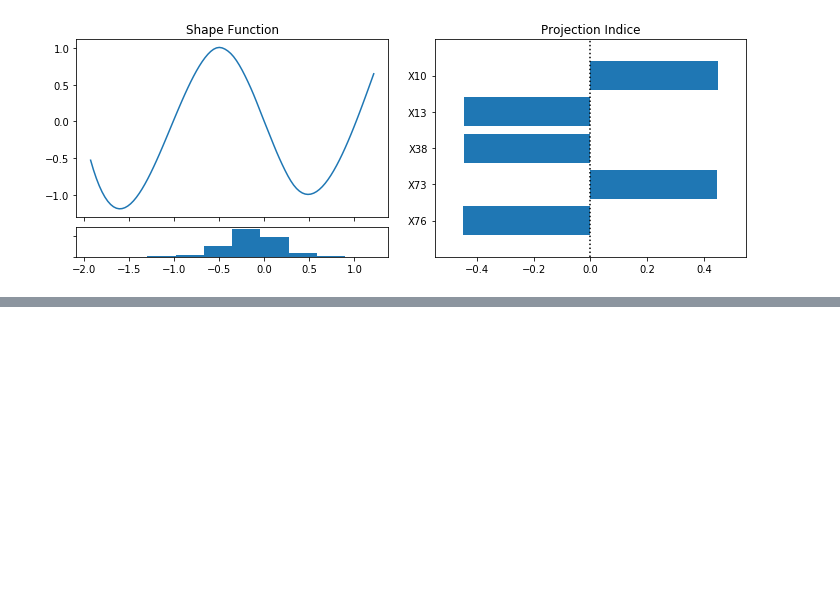
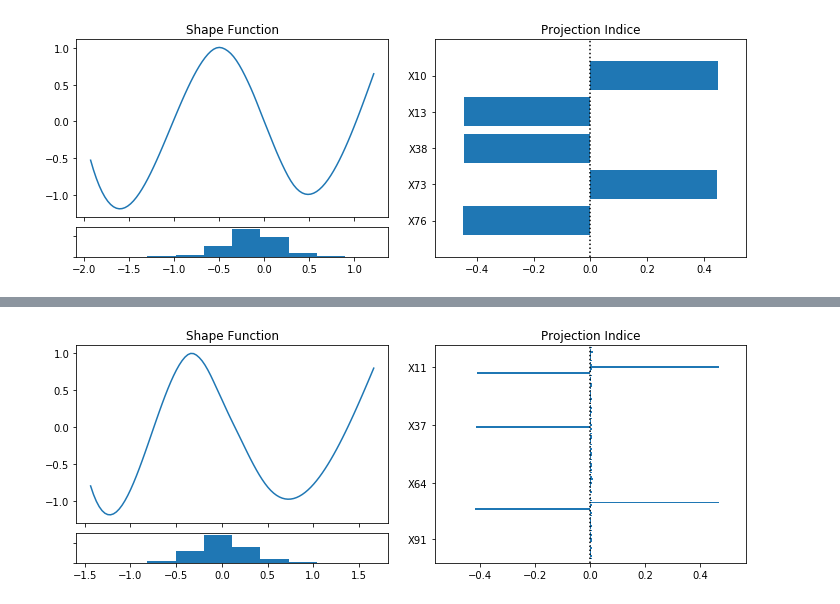
Before and after one commit to ZebinYang/pysim, a Jupyter notebook: example/SIM Regression by Stein's Method.ipynb, the cells around one changed output, grey strips where cells are left out. Cells and saved outputs as stored; diff of their text form; code cells hidden in the pictures; blank space fills up the shorter version.

```diff
--- a/example/SIM Regression by Stein's Method.ipynb
+++ b/example/SIM Regression by Stein's Method.ipynb
@@ -243,0 +479,5 @@ clf.visualize()
+# %%
+clf.beta_ = theta_0
+clf.visualize()
+# %% [output]
+[figure, added]
```
Also changed, not shown: parts of 11 cells of this notebook, 1 other file.
